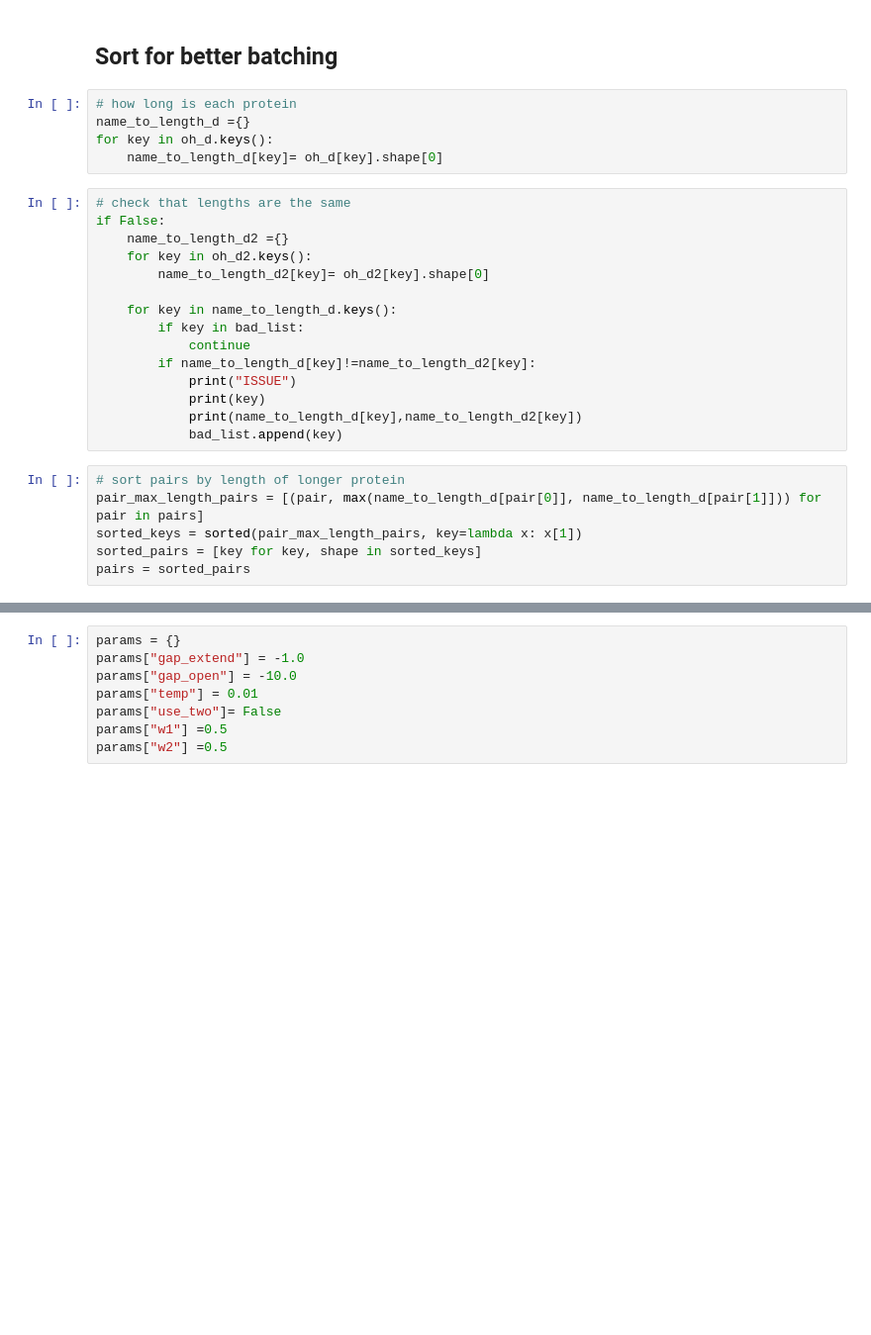
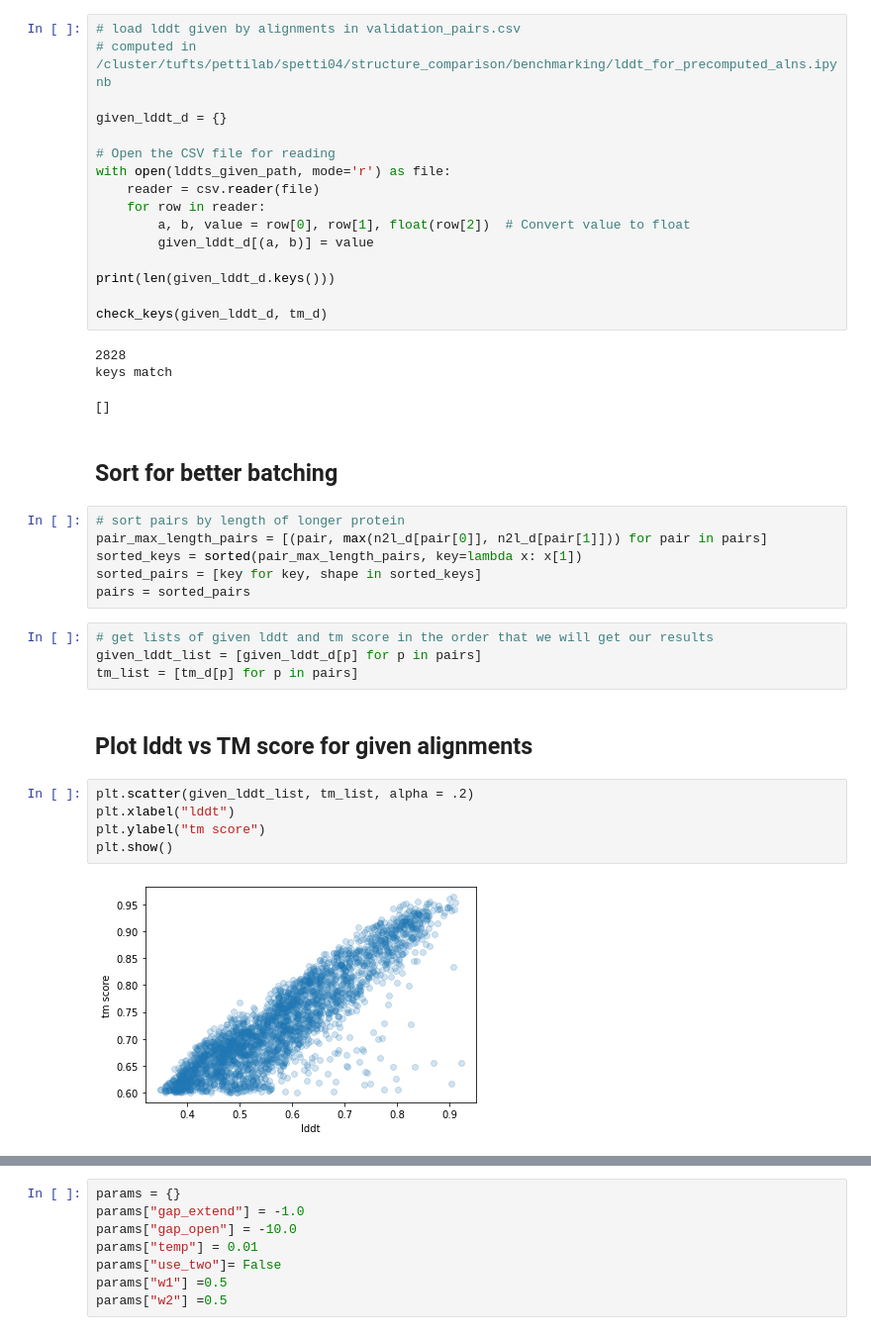
Before and after one commit to spetti/structure_comparison, a Jupyter notebook: benchmarking/alignment_benchmark.ipynb, the cells around one changed output, grey strips where cells are left out. Shown at 99% size. Cells and saved outputs as stored; diff of their text form; blank space fills up the shorter version.

Commit message:
alignment benchmark improvement

```diff
--- a/benchmarking/alignment_benchmark.ipynb
+++ b/benchmarking/alignment_benchmark.ipynb
@@ -41,29 +139,42 @@ print(len(pairs))
+# %%
+# load lddt given by alignments in validation_pairs.csv
+# computed in /cluster/tufts/pettilab/spetti04/structure_comparison/benchmarking/lddt_for_precomputed_alns.ipynb
+
+given_lddt_d = {}
+
+# Open the CSV file for reading
+with open(lddts_given_path, mode='r') as file:
+    reader = csv.reader(file)
+    for row in reader:
+        a, b, value = row[0], row[1], float(row[2])  # Convert value to float
+        given_lddt_d[(a, b)] = value
+
+print(len(given_lddt_d.keys()))
+
+check_keys(given_lddt_d, tm_d)
+# %% [output]
+2828
+keys match
+[]
 # %% [markdown]
 ## Sort for better batching
-# %%
-# how long is each protein
-name_to_length_d ={}
-for key in oh_d.keys():
-    name_to_length_d[key]= oh_d[key].shape[0]
-# %%
-# check that lengths are the same
-if False:
-    name_to_length_d2 ={}
-    for key in oh_d2.keys():
-        name_to_length_d2[key]= oh_d2[key].shape[0]
-
-    for key in name_to_length_d.keys():
-        if key in bad_list:
-            continue
-        if name_to_length_d[key]!=name_to_length_d2[key]:
-            print("ISSUE")
-            print(key)
-            print(name_to_length_d[key],name_to_length_d2[key])
-            bad_list.append(key)
 # %%
 # sort pairs by length of longer protein
-pair_max_length_pairs = [(pair, max(name_to_length_d[pair[0]], name_to_length_d[pair[1]])) for pair in pairs]
+pair_max_length_pairs = [(pair, max(n2l_d[pair[0]], n2l_d[pair[1]])) for pair in pairs]
 sorted_keys = sorted(pair_max_length_pairs, key=lambda x: x[1])
 sorted_pairs = [key for key, shape in sorted_keys]
 pairs = sorted_pairs
+# %%
+# get lists of given lddt and tm score in the order that we will get our results
+given_lddt_list = [given_lddt_d[p] for p in pairs]
+tm_list = [tm_d[p] for p in pairs]
+# %% [markdown]
+## Plot lddt vs TM score for given alignments
+# %%
+plt.scatter(given_lddt_list, tm_list, alpha = .2)
+plt.xlabel("lddt")
+plt.ylabel("tm score")
+plt.show()
+# %% [output]
+[figure, added]
 # %% [markdown]
```
Also changed, not shown: parts of 50 cells of this notebook, 1 other file.
